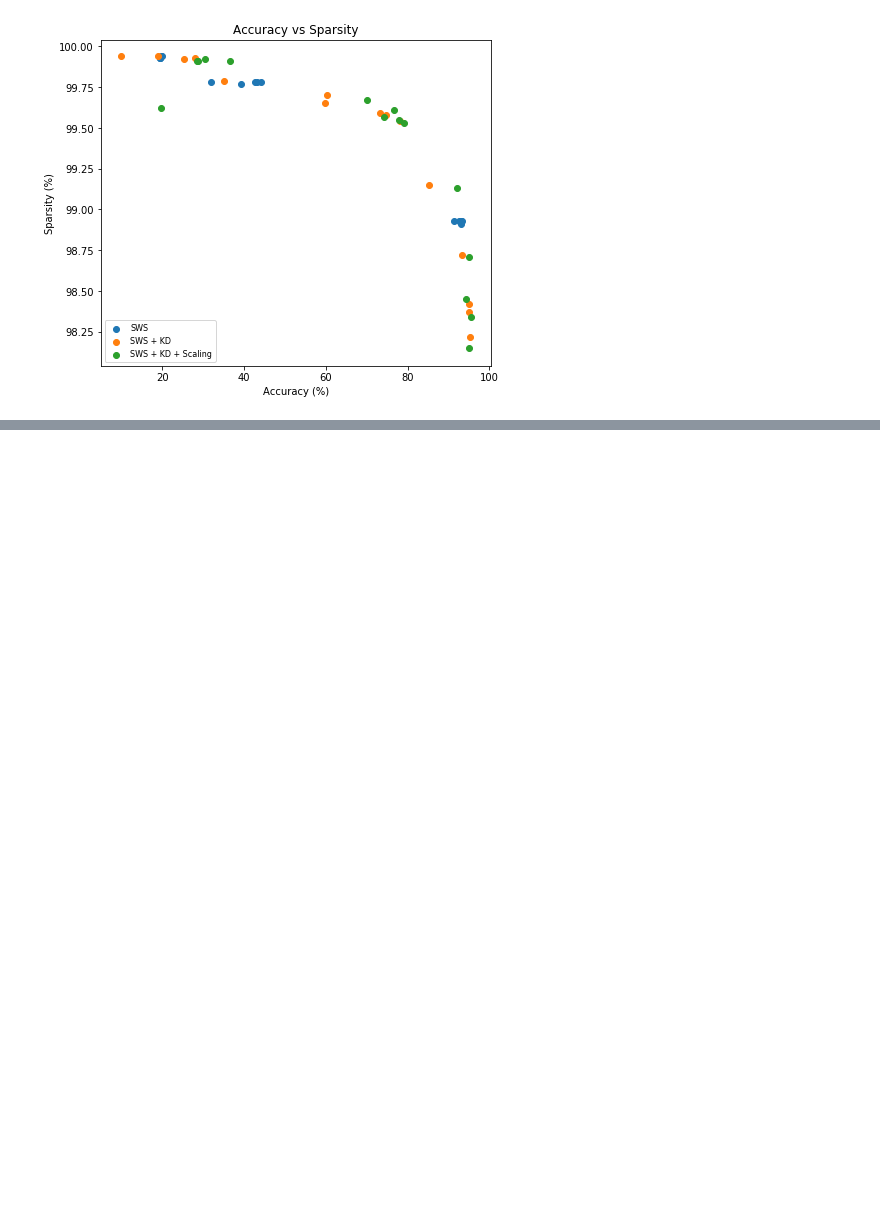
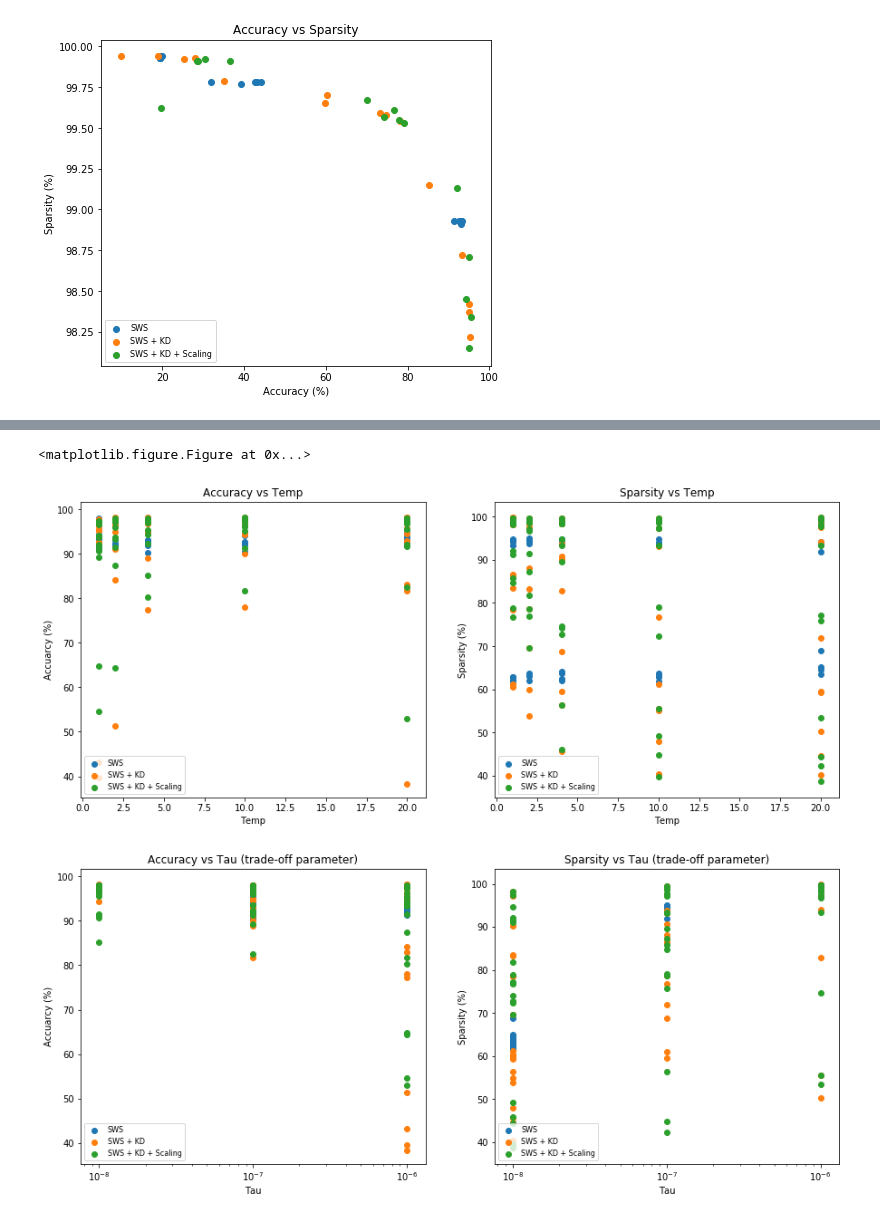
Before and after one commit to okz12/NN_compression, a Jupyter notebook: notebooks/result_visualisation.ipynb, the cells around one changed output, grey strips where cells are left out. Drawn from its saved outputs; the diff is of its cells as text; code cells hidden in the pictures; blank space fills up the shorter version.

```diff
--- a/notebooks/result_visualisation.ipynb
+++ b/notebooks/result_visualisation.ipynb
@@ -273,0 +324,49 @@ plt.show()
+# %%
+plt.clf()
+plt.figure(figsize=(15, 6))
+plt.subplot(1,2,1)
+sws_scatter = plt.scatter(temp_loss_exp[temp_loss_exp['method'] == "SWS"]['temp'], temp_loss_exp[temp_loss_exp['method'] == "SWS"]['acc'])
+kd_scatter = plt.scatter(temp_loss_exp[temp_loss_exp['method'] == "SWS + KD"]['temp'], temp_loss_exp[temp_loss_exp['method'] == "SWS + KD"]['acc'])
+kd_s_scatter = plt.scatter(temp_loss_exp[temp_loss_exp['method'] == "SWS + KD + Scaling"]['temp'], temp_loss_exp[temp_loss_exp['method'] == "SWS + KD + Scaling"]['acc'])
+plt.title("Accuracy vs Temp")
+plt.xlabel("Temp")
+plt.ylabel("Accuarcy (%)")
+plt.legend((sws_scatter, kd_scatter, kd_s_scatter), ('SWS', "SWS + KD", "SWS + KD + Scaling"), scatterpoints=1, loc='lower left', ncol=1, fontsize=8)
+
+plt.subplot(1,2,2)
+sws_scatter = plt.scatter(temp_loss_exp[temp_loss_exp['method'] == "SWS"]['temp'], temp_loss_exp[temp_loss_exp['method'] == "SWS"]['sp'])
+kd_scatter = plt.scatter(temp_loss_exp[temp_loss_exp['method'] == "SWS + KD"]['temp'], temp_loss_exp[temp_loss_exp['method'] == "SWS + KD"]['sp'])
+kd_s_scatter = plt.scatter(temp_loss_exp[temp_loss_exp['method'] == "SWS + KD + Scaling"]['temp'], temp_loss_exp[temp_loss_exp['method'] == "SWS + KD + Scaling"]['sp'])
+plt.title("Sparsity vs Temp")
+plt.xlabel("Temp")
+plt.ylabel("Sparsity (%)")
+plt.legend((sws_scatter, kd_scatter, kd_s_scatter), ('SWS', "SWS + KD", "SWS + KD + Scaling"), scatterpoints=1, loc='lower left', ncol=1, fontsize=8)
+
+plt.figure(figsize=(15, 6))
+plt.subplot(1,2,1)
+ax = plt.gca()
+ax.set_xscale('log')
+sws_scatter = plt.scatter(temp_loss_exp[temp_loss_exp['method'] == "SWS"]['tau'], temp_loss_exp[temp_loss_exp['method'] == "SWS"]['acc'])
+kd_scatter = plt.scatter(temp_loss_exp[temp_loss_exp['method'] == "SWS + KD"]['tau'], temp_loss_exp[temp_loss_exp['method'] == "SWS + KD"]['acc'])
+kd_s_scatter = plt.scatter(temp_loss_exp[temp_loss_exp['method'] == "SWS + KD + Scaling"]['tau'], temp_loss_exp[temp_loss_exp['method'] == "SWS + KD + Scaling"]['acc'])
+plt.title("Accuracy vs Tau (trade-off parameter)")
+plt.xlabel("Tau")
+plt.ylabel("Accuarcy (%)")
+plt.legend((sws_scatter, kd_scatter, kd_s_scatter), ('SWS', "SWS + KD", "SWS + KD + Scaling"), scatterpoints=1, loc='lower left', ncol=1, fontsize=8)
+
+plt.subplot(1,2,2)
+ax = plt.gca()
+ax.set_xscale('log')
+sws_scatter = plt.scatter(temp_loss_exp[temp_loss_exp['method'] == "SWS"]['tau'], temp_loss_exp[temp_loss_exp['method'] == "SWS"]['sp'])
+kd_scatter = plt.scatter(temp_loss_exp[temp_loss_exp['method'] == "SWS + KD"]['tau'], temp_loss_exp[temp_loss_exp['method'] == "SWS + KD"]['sp'])
+kd_s_scatter = plt.scatter(temp_loss_exp[temp_loss_exp['method'] == "SWS + KD + Scaling"]['tau'], temp_loss_exp[temp_loss_exp['method'] == "SWS + KD + Scaling"]['sp'])
+plt.title("Sparsity vs Tau (trade-off parameter)")
+plt.xlabel("Tau")
+plt.ylabel("Sparsity (%)")
+plt.legend((sws_scatter, kd_scatter, kd_s_scatter), ('SWS', "SWS + KD", "SWS + KD + Scaling"), scatterpoints=1, loc='lower left', ncol=1, fontsize=8)
+
+plt.show()
+# %% [output]
+<matplotlib.figure.Figure at 0x...>
+[figure, added]
+[figure, added]
```
Also changed, not shown: parts of 6 cells of this notebook, 8 other files.
